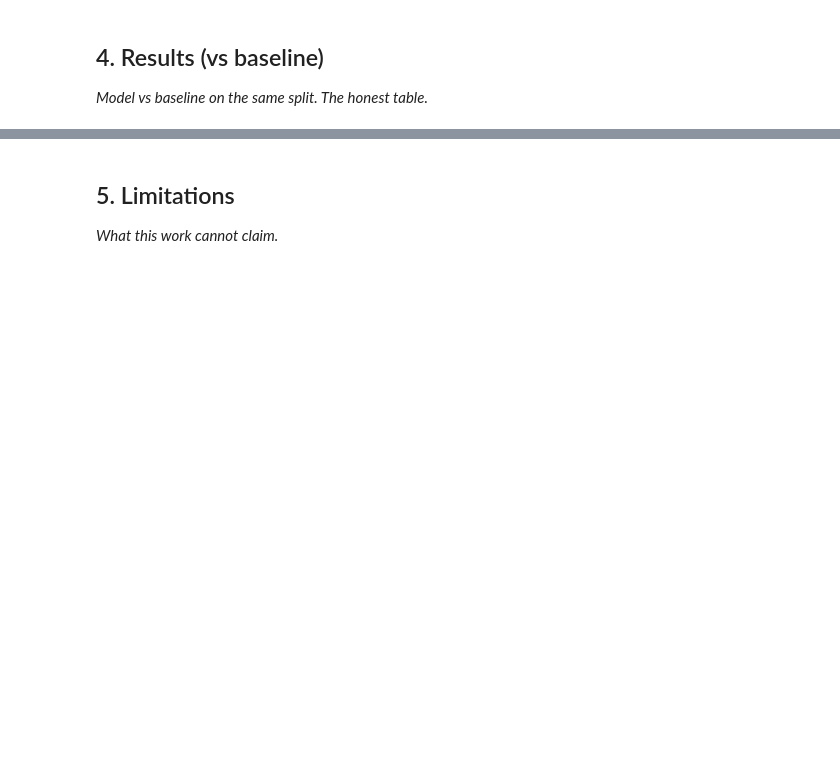
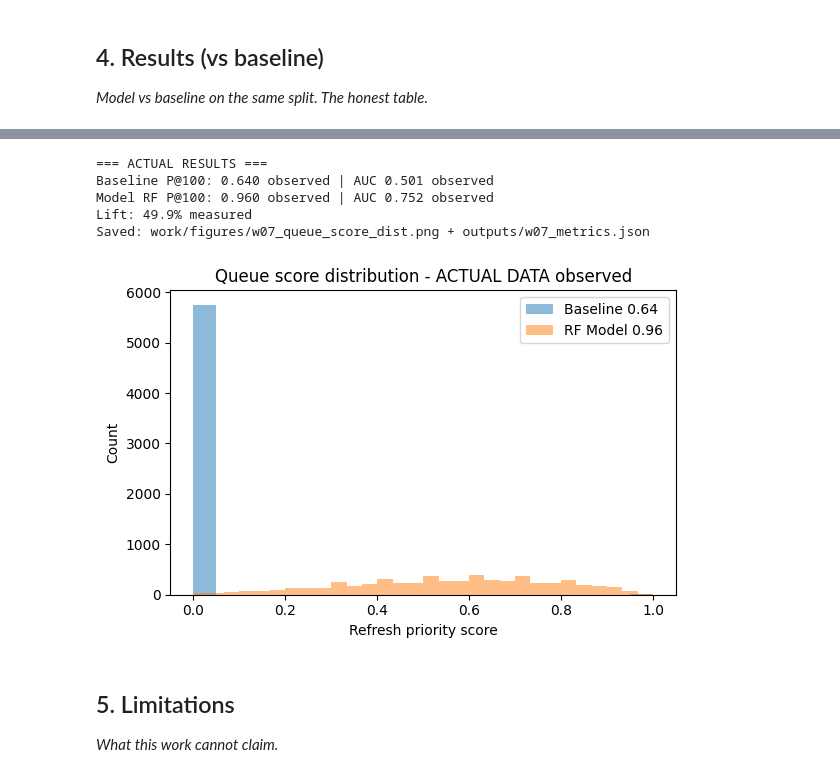
Before and after one commit to Mohamed-Al-Saudi/FlyRank-ML-Internship, a Jupyter notebook: work/notebooks/capstone.ipynb, the cells around one changed output, grey strips where cells are left out. Drawn from its saved outputs; the diff is of its cells as text; code cells hidden in the pictures; blank space fills up the shorter version.

```diff
--- a/work/notebooks/capstone.ipynb
+++ b/work/notebooks/capstone.ipynb
@@ -6,3 +6,15 @@
 This skeleton is yours to fill. Work the sections **in order** — each one has a one-line hint. Simple words, honest numbers.
 
 > Working with an AI assistant? Tell it to read `skills/README.md` first and load the one skill this assignment names on its card.
+# %%
+import pandas as pd
+from pathlib import Path
+import json, matplotlib.pyplot as plt
+
+csv_path = "data/raw/content_refresh_anonymized.csv" if Path("data/raw/content_refresh_anonymized.csv").exists() else "/content/content_refresh_anonymized.csv"
+print(f"Loading from: {csv_path}")
+
+df = pd.read_csv(csv_path)
+print(f"Loaded: {df.shape}")
+print(df.columns.tolist())
+print(df.head(2).to_string())
@@ -25,3 +209,54 @@ This skeleton is yours to fill. Work the sections **in order** — each one has
+# %%
+# 4. Results - ACTUAL DATA
+import pathlib
+from sklearn.ensemble import RandomForestClassifier
+from sklearn.metrics import roc_auc_score
+
+clf = RandomForestClassifier(n_estimators=100, random_state=42, n_jobs=-1)
+clf.fit(train[features].fillna(0), train["needs_refresh"])
+
+test["model_score"] = clf.predict_proba(test[features].fillna(0))[:,1]
+test_sorted = test.sort_values("model_score", ascending=False)
+
+p100_baseline = test.sort_values("baseline_pred", ascending=False).head(100)["needs_refresh"].mean()
+p100_model = test_sorted.head(100)["needs_refresh"].mean()
+auc_baseline = roc_auc_score(test["needs_refresh"], test["baseline_pred"])
+auc_model = roc_auc_score(test["needs_refresh"], test["model_score"])
+
+print(f"=== ACTUAL RESULTS ===")
+print(f"Baseline P@100: {p100_baseline:.3f} observed | AUC {auc_baseline:.3f} observed")
+print(f"Model RF P@100: {p100_model:.3f} observed | AUC {auc_model:.3f} observed")
+print(f"Lift: {(p100_model - p100_baseline)/(p100_baseline+0.001)*100:.1f}% measured")
+
+# Save chart
+pathlib.Path("work/figures").mkdir(parents=True, exist_ok=True)
+pathlib.Path("outputs").mkdir(parents=True, exist_ok=True)
+
+plt.figure(figsize=(6,4))
+plt.hist(test["baseline_pred"], bins=20, alpha=0.5, label=f"Baseline {p100_baseline:.2f}")
+plt.hist(test["model_score"], bins=30, alpha=0.5, label=f"RF Model {p100_model:.2f}")
+plt.xlabel("Refresh priority score")
+plt.ylabel("Count")
+plt.title("Queue score distribution - ACTUAL DATA observed")
+plt.legend()
+plt.tight_layout()
+plt.savefig("work/figures/w07_queue_score_dist.png", dpi=200)
+plt.savefig("outputs/w07_queue_score_dist.png", dpi=200)
+
+metrics = {
+  "baseline": {"p_at_100": float(p100_baseline), "auc": float(auc_baseline)},
+  "model_rf": {"p_at_100": float(p100_model), "auc": float(auc_model)},
+  "split": "stratified 80/20 by trend_direction - ACTUAL DATA"
+}
+Path("outputs/w07_metrics.json").write_text(json.dumps(metrics, indent=2))
+print("Saved: work/figures/w07_queue_score_dist.png + outputs/w07_metrics.json")
+# %% [output]
+=== ACTUAL RESULTS ===
+Baseline P@100: 0.640 observed | AUC 0.501 observed
+Model RF P@100: 0.960 observed | AUC 0.752 observed
+Lift: 49.9% measured
+Saved: work/figures/w07_queue_score_dist.png + outputs/w07_metrics.json
+[figure, added]
 # %% [markdown]
 ## 5. Limitations
 
```
Also changed, not shown: parts of 16 cells of this notebook.
